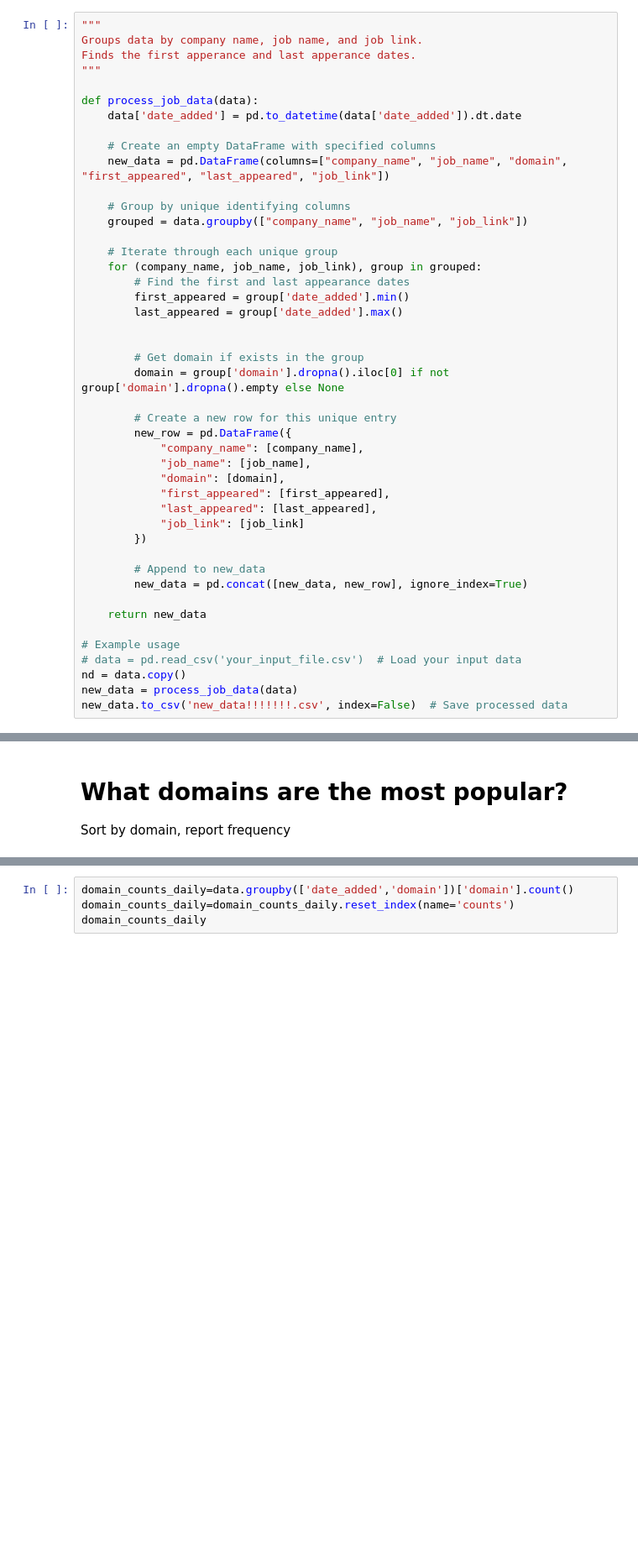
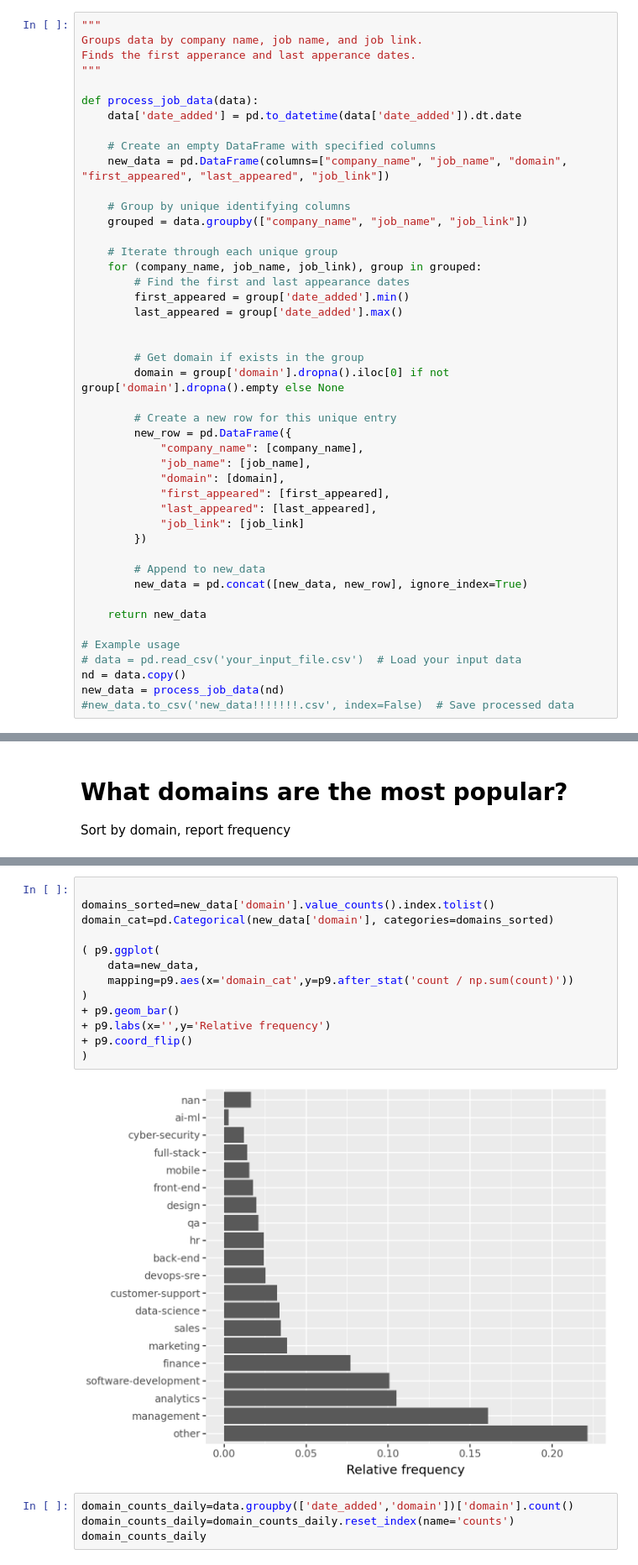
Before and after one commit to m2ger2020/listings, a Jupyter notebook: projekt.ipynb, the cells around one changed output, grey strips where cells are left out. Shown at 84% size. Drawn from its saved outputs; the diff is of its cells as text; blank space fills up the shorter version.

Commit message:
more plot

```diff
--- a/projekt.ipynb
+++ b/projekt.ipynb
@@ -173,8 +182,8 @@ def process_job_data(data):
 # Example usage
 # data = pd.read_csv('your_input_file.csv')  # Load your input data
 nd = data.copy()
-new_data = process_job_data(data)
-new_data.to_csv('new_data!!!!!!!.csv', index=False)  # Save processed data
+new_data = process_job_data(nd)
+#new_data.to_csv('new_data!!!!!!!.csv', index=False)  # Save processed data
 # %%
 """
 Checks if first data has the same links as second data.
@@ -217,3 +227,18 @@ domain_cat=pd.Categorical(data['domain'], categories=domains_sorted)
+# %%
+
+domains_sorted=new_data['domain'].value_counts().index.tolist()
+domain_cat=pd.Categorical(new_data['domain'], categories=domains_sorted)
+
+( p9.ggplot(
+    data=new_data,
+    mapping=p9.aes(x='domain_cat',y=p9.after_stat('count / np.sum(count)'))
+)
++ p9.geom_bar()
++ p9.labs(x='',y='Relative frequency')
++ p9.coord_flip()
+)
+# %% [output]
+[figure, added]
 # %%
 domain_counts_daily=data.groupby(['date_added','domain'])['domain'].count()
 domain_counts_daily=domain_counts_daily.reset_index(name='counts')
```
Also changed, not shown: parts of 9 cells of this notebook.
